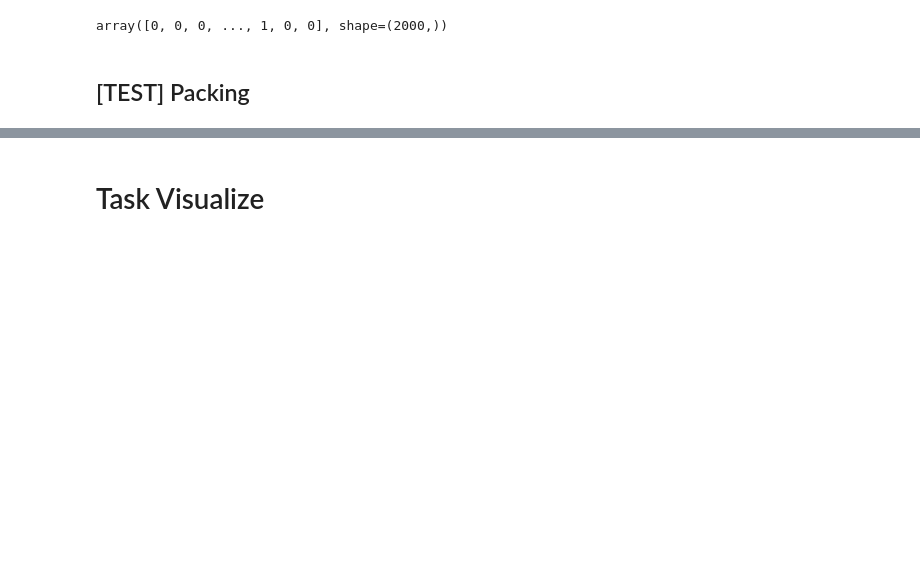
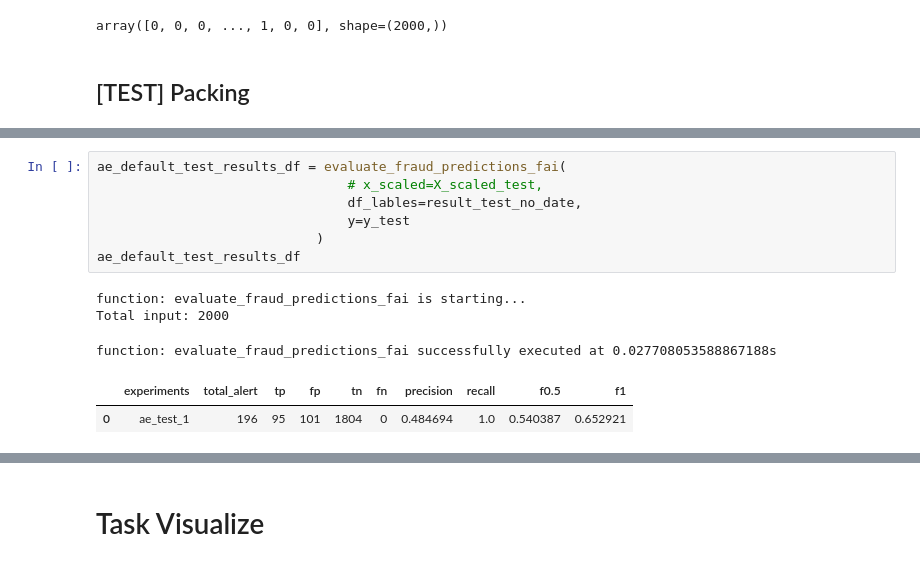
Before and after one commit to lidv94/anomaly-detection, a Jupyter notebook: auto_encoder_tune5.ipynb, the cells around one changed output, grey strips where cells are left out. Drawn from its saved outputs; the diff is of its cells as text; blank space fills up the shorter version.

```diff
--- a/auto_encoder_tune5.ipynb
+++ b/auto_encoder_tune5.ipynb
@@ -674,0 +749,13 @@ function: create_pack_results_date successfully executed at 0.001170873641967773
+# %%
+ae_default_test_results_df = evaluate_fraud_predictions_fai(
+                                # x_scaled=X_scaled_test,
+                                df_lables=result_test_no_date,
+                                y=y_test
+                            )
+ae_default_test_results_df
+# %% [output]
+function: evaluate_fraud_predictions_fai is starting...
+Total input: 2000
+function: evaluate_fraud_predictions_fai successfully executed at 0.027708053588867188s
+|  | experiments | total_alert | tp | fp | tn | fn | precision | recall | f0.5 | f1 |
+| 0 | ae_test_1 | 196 | 95 | 101 | 1804 | 0 | 0.484694 | 1.0 | 0.540387 | 0.652921 |
```
Also changed, not shown: parts of 20 cells of this notebook, 4 other files.
